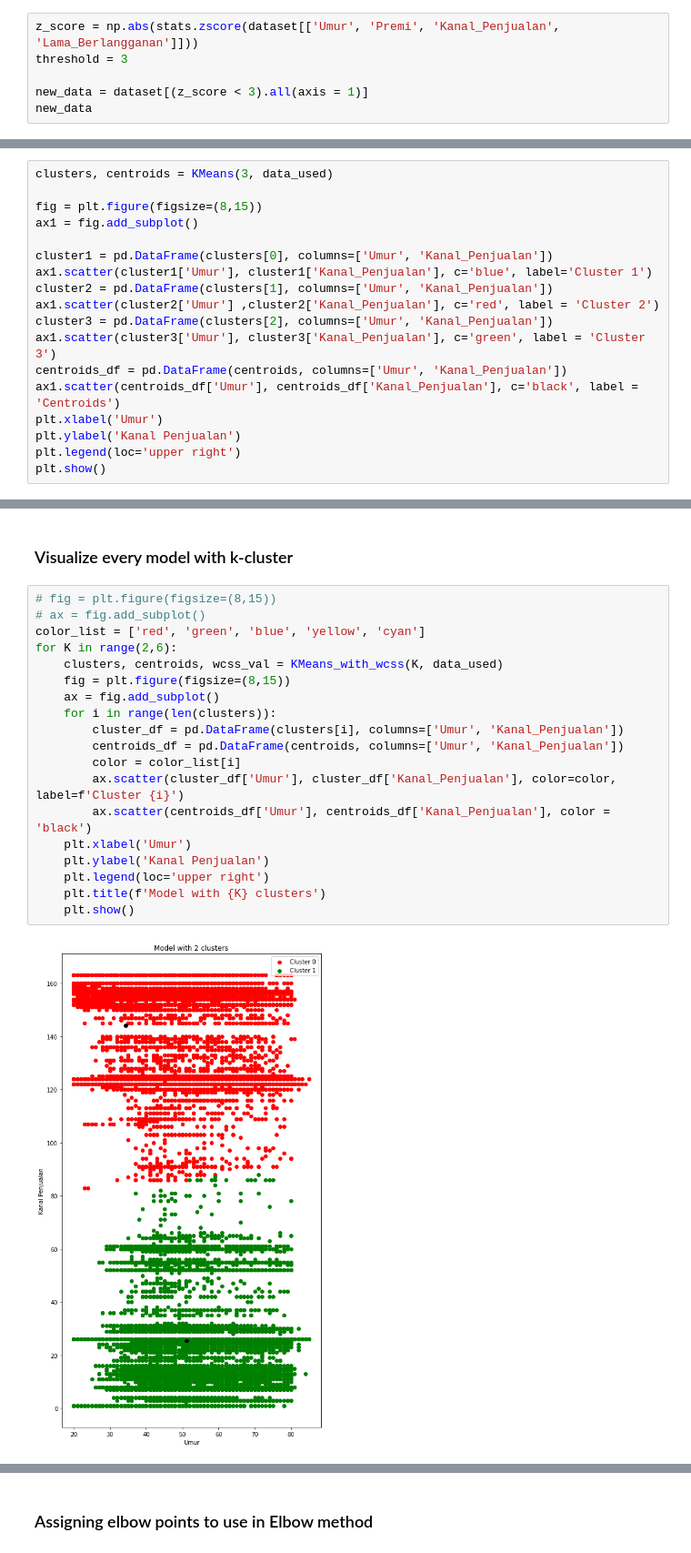
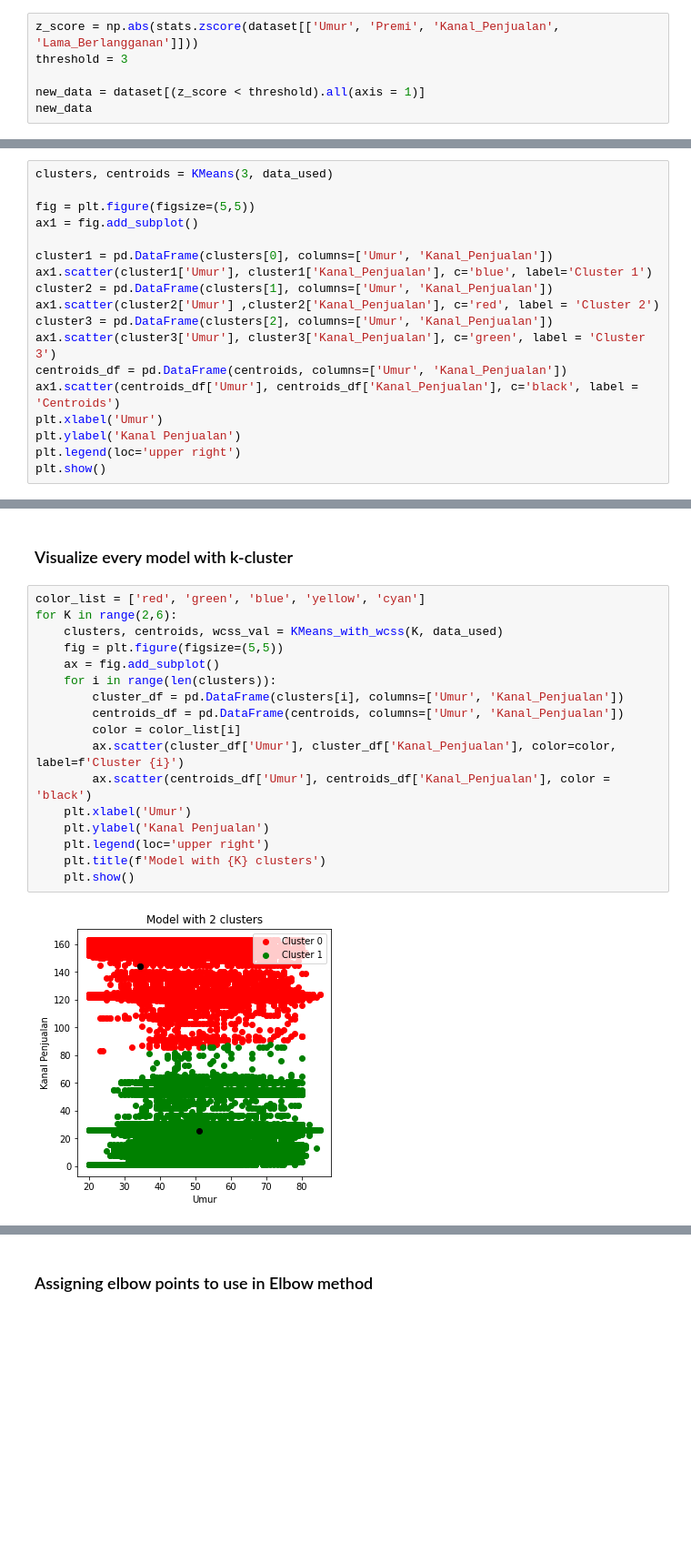
Before and after one commit to farhanakbar8/machine-learning-clustering-kmeans, a Jupyter notebook: tubes_fix.ipynb, the cells around one changed output, grey strips where cells are left out. Shown at 91% size. Saved outputs shown, nothing was run; the diff lists cells and outputs as text; blank space fills up the shorter version.

```diff
--- a/tubes_fix.ipynb
+++ b/tubes_fix.ipynb
@@ -106,7 +129,7 @@ Z-score > 3 is considered as outlier
 z_score = np.abs(stats.zscore(dataset[['Umur', 'Premi', 'Kanal_Penjualan', 'Lama_Berlangganan']]))
 threshold = 3
 
-new_data = dataset[(z_score < 3).all(axis = 1)]
+new_data = dataset[(z_score < threshold).all(axis = 1)]
 new_data
 # %% [output]
 |  | id | Jenis_Kelamin | Umur | SIM | Kode_Daerah | Sudah_Asuransi | Umur_Kendaraan | ... |
@@ -191,7 +214,7 @@ def KMeans(K, data_used):
 # %%
 clusters, centroids = KMeans(3, data_used)
 
-fig = plt.figure(figsize=(8,15))
+fig = plt.figure(figsize=(5,5))
 ax1 = fig.add_subplot()
 
 cluster1 = pd.DataFrame(clusters[0], columns=['Umur', 'Kanal_Penjualan'])
@@ -246,23 +269,21 @@ def KMeans_with_wcss(K, data_used):
 # %% [markdown]
 ### Visualize every model with k-cluster
 # %%
-# fig = plt.figure(figsize=(8,15))
-# ax = fig.add_subplot()
 color_list = ['red', 'green', 'blue', 'yellow', 'cyan']
 for K in range(2,6):
     clusters, centroids, wcss_val = KMeans_with_wcss(K, data_used)
-    fig = plt.figure(figsize=(8,15))
+    fig = plt.figure(figsize=(5,5))
     ax = fig.add_subplot()
     for i in range(len(clusters)):
         cluster_df = pd.DataFrame(clusters[i], columns=['Umur', 'Kanal_Penjualan'])
         centroids_df = pd.DataFrame(centroids, columns=['Umur', 'Kanal_Penjualan'])
         color = color_list[i]
         ax.scatter(cluster_df['Umur'], cluster_df['Kanal_Penjualan'], color=color, label=f'Cluster {i}')
         ax.scatter(centroids_df['Umur'], centroids_df['Kanal_Penjualan'], color = 'black')
     plt.xlabel('Umur')
     plt.ylabel('Kanal Penjualan')
     plt.legend(loc='upper right')
     plt.title(f'Model with {K} clusters')
     plt.show()
 # %% [output]
-[figure, old version]
+[figure, new version]
```
Also changed, not shown: parts of 11 cells of this notebook.
